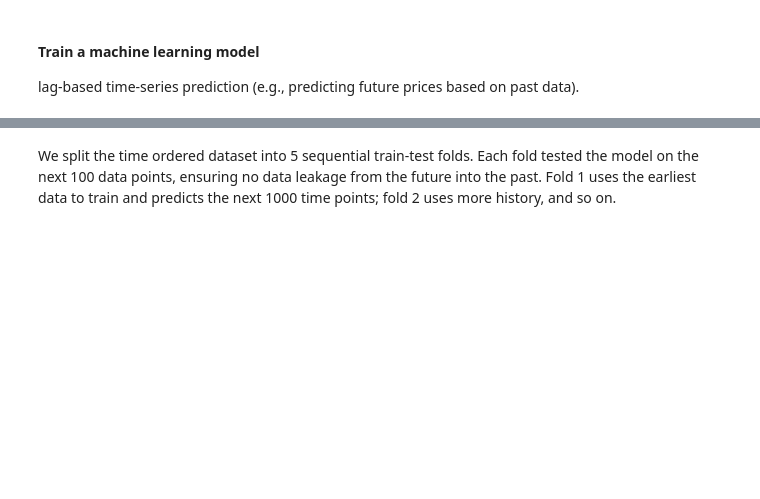
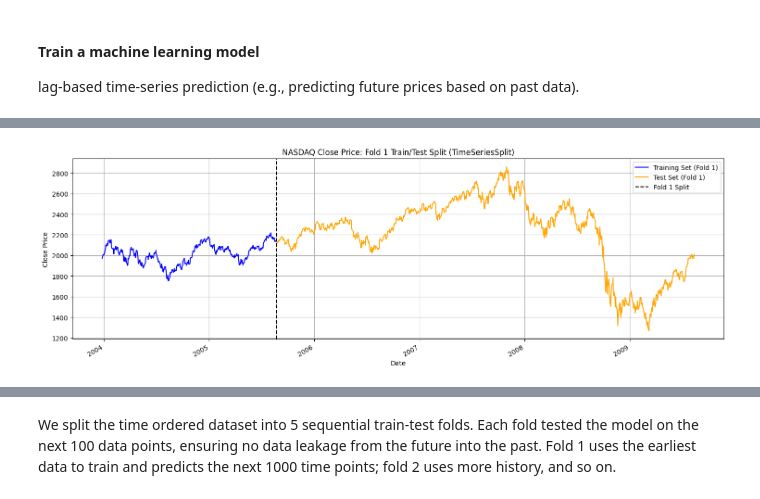
Before and after one commit to Crusoe22/Moss_ML_Capstone, a Jupyter notebook: main.ipynb, the cells around one changed output, grey strips where cells are left out. Cells and saved outputs as stored; diff of their text form; code cells hidden in the pictures; blank space fills up the shorter version.

```diff
--- a/main.ipynb
+++ b/main.ipynb
@@ -234,3 +244,32 @@ AttributeError: module 'matplotlib' has no attribute 'subplots'
+# %%
+# Get the first fold from TimeSeriesSplit
+tss = TimeSeriesSplit(n_splits=5, test_size=1000, gap=0)
+train_idx, test_idx = next(tss.split(X))  # Only first fold
+
+# Get the corresponding data
+train = nasdaq_ml_df.iloc[train_idx]
+test = nasdaq_ml_df.iloc[test_idx]
+
+# Create the plot
+fig, ax = plt.subplots(figsize=(15, 5))
+
+# Plot Close price for train and test
+train['Close'].plot(ax=ax, label='Training Set (Fold 1)', color='blue')
+test['Close'].plot(ax=ax, label='Test Set (Fold 1)', color='orange')
+
+# Add vertical line at the fold split
+split_date = test.index[0]
+ax.axvline(split_date, color='black', linestyle='--', label='Fold 1 Split')
+
+# Add title and legend
+ax.set_title("NASDAQ Close Price: Fold 1 Train/Test Split (TimeSeriesSplit)")
+ax.set_ylabel("Close Price")
+ax.legend()
+plt.grid(True)
+plt.tight_layout()
+plt.show()
+# %% [output]
+[figure, added]
 # %%
 # Import Scikit-learn
 from sklearn.model_selection import TimeSeriesSplit
```
Also changed, not shown: parts of 24 cells of this notebook, 2 other files.
